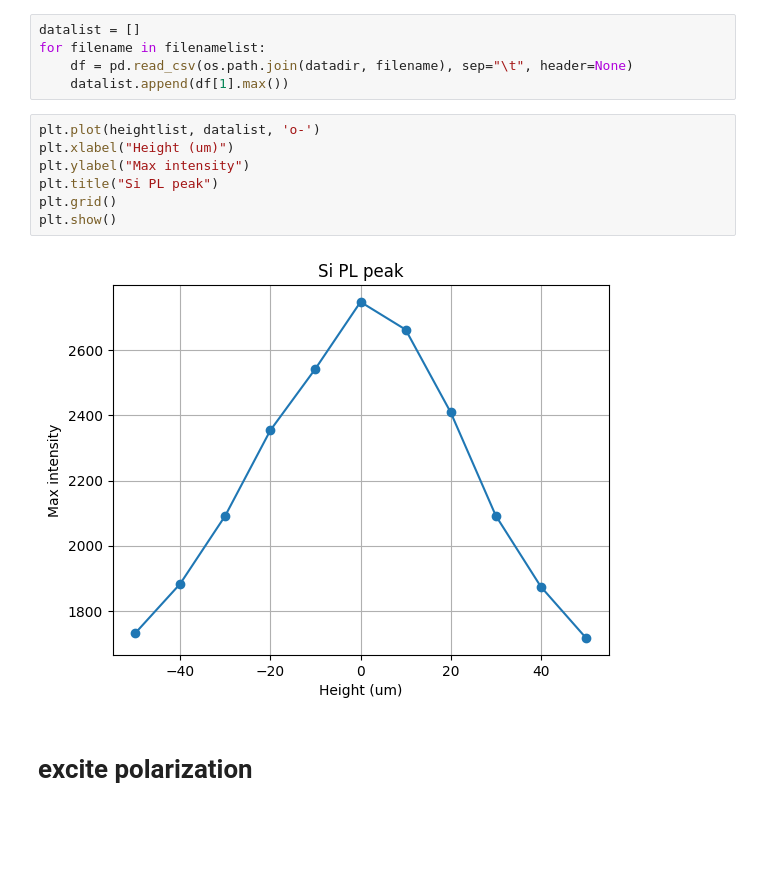
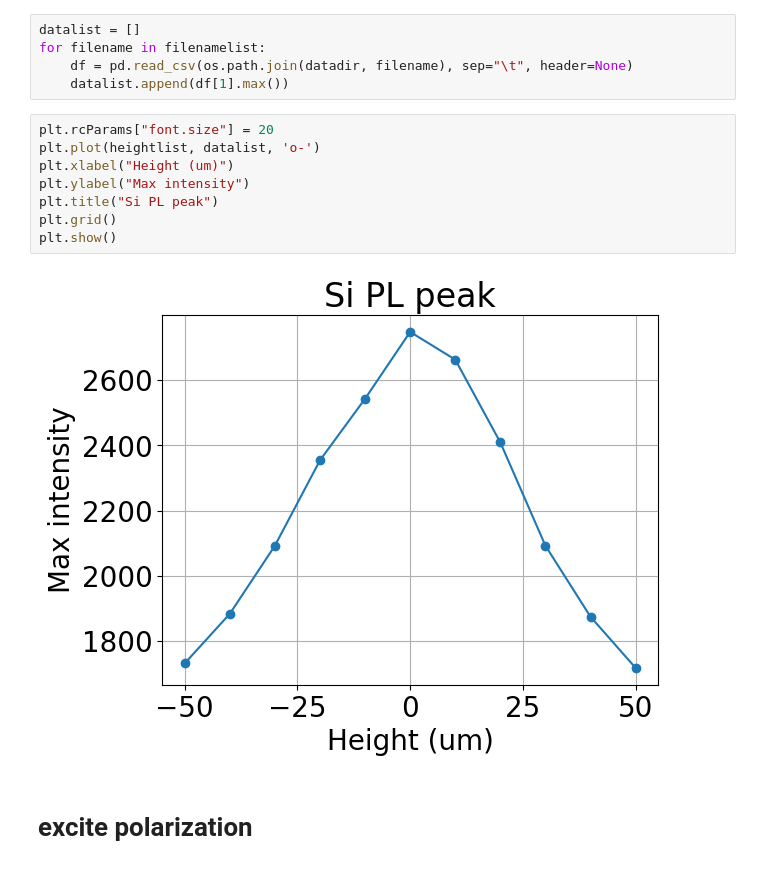
Before and after one commit to kykougaku/adhoc_analysis, a Jupyter notebook: notebook/autofocus.ipynb, the cells around one changed output. Drawn from its saved outputs; the diff is of its cells as text; blank space fills up the shorter version.

```diff
--- a/notebook/autofocus.ipynb
+++ b/notebook/autofocus.ipynb
@@ -21,14 +21,15 @@ for filename in filenamelist:
     df = pd.read_csv(os.path.join(datadir, filename), sep="\t", header=None)
     datalist.append(df[1].max())
 # %%
+plt.rcParams["font.size"] = 20
 plt.plot(heightlist, datalist, 'o-')
 plt.xlabel("Height (um)")
 plt.ylabel("Max intensity")
 plt.title("Si PL peak")
 plt.grid()
 plt.show()
 # %% [output]
-[figure, old version]
+[figure, new version]
 # %% [markdown]
 # excite polarization
 # %%
```
Also changed, not shown: parts of 1 cell of this notebook, 1 other file.
